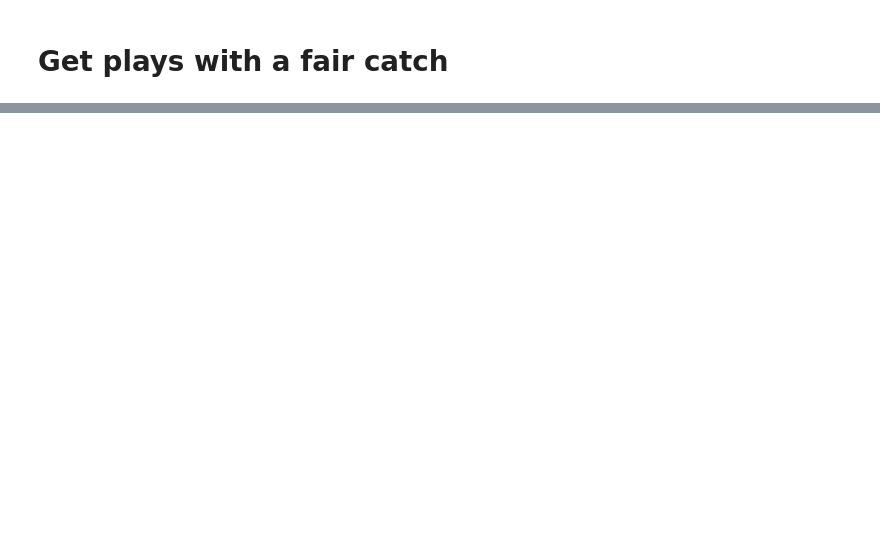
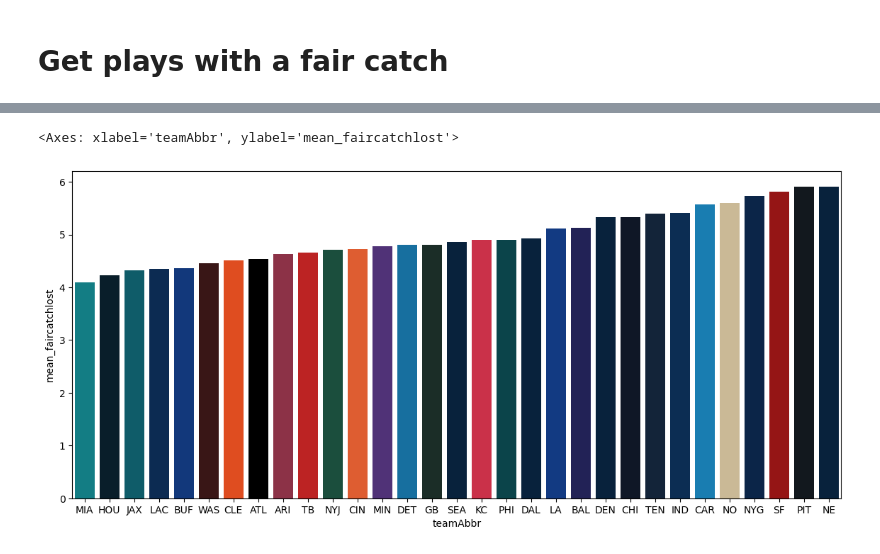
Before and after one commit to pschlais/kaggle_nfl_bdb_2022, a Jupyter notebook: 4_FairCatchPlayPrep.ipynb, the cells around one changed output, grey strips where cells are left out. Cells and saved outputs as stored; diff of their text form; code cells hidden in the pictures; blank space fills up the shorter version.

```diff
--- a/4_FairCatchPlayPrep.ipynb
+++ b/4_FairCatchPlayPrep.ipynb
@@ -31,3 +32,4 @@ flag_run_modelsearch = False  # True = run CV search, False = use fixed paramete
 game_df = pd.read_csv('csv/games.csv')
 play_df = pd.read_csv('csv/plays.csv')
 pff_df = pd.read_csv('csv/PFFScoutingData.csv')
+player_df = pd.read_csv('csv/players.csv')
@@ -173,0 +77,3 @@ nfl_bdb22.prep_get_modeling_frames(track_df,
+# %%
+with open('yd_predict_model.pickle', 'rb') as file:
+    model = pickle.load(file)
@@ -173,0 +279,18 @@ nfl_bdb22.prep_get_modeling_frames(track_df,
+# %%
+team_colors = {abbr: c['main'] for abbr, c in nflutil.TEAM_COLORS.items()}
+team_color_df = pd.DataFrame(zip(team_colors.keys(), team_colors.values()), columns=['teamAbbr','teamColor'])
+
+prbyteam_df = (
+    puntreturn_df.groupby('receivingTeam')['pry_pred'].agg(['count','mean']).sort_values('mean', ascending=False).reset_index().rename(columns={'mean':'mean_faircatchlost'})
+    .merge(team_color_df,
+           how='inner',
+           left_on='receivingTeam',
+           right_on='teamAbbr')
+    .sort_values('mean_faircatchlost', ascending=True)
+    )
+
+fig, ax = plt.subplots(figsize=(14,6))
+sns.barplot(prbyteam_df, x='teamAbbr',y='mean_faircatchlost', palette=prbyteam_df['teamColor'], ax=ax)
+# %% [output]
+<Axes: xlabel='teamAbbr', ylabel='mean_faircatchlost'>
+[figure, added]
```
Also changed, not shown: parts of 34 cells of this notebook, 38 other files.
